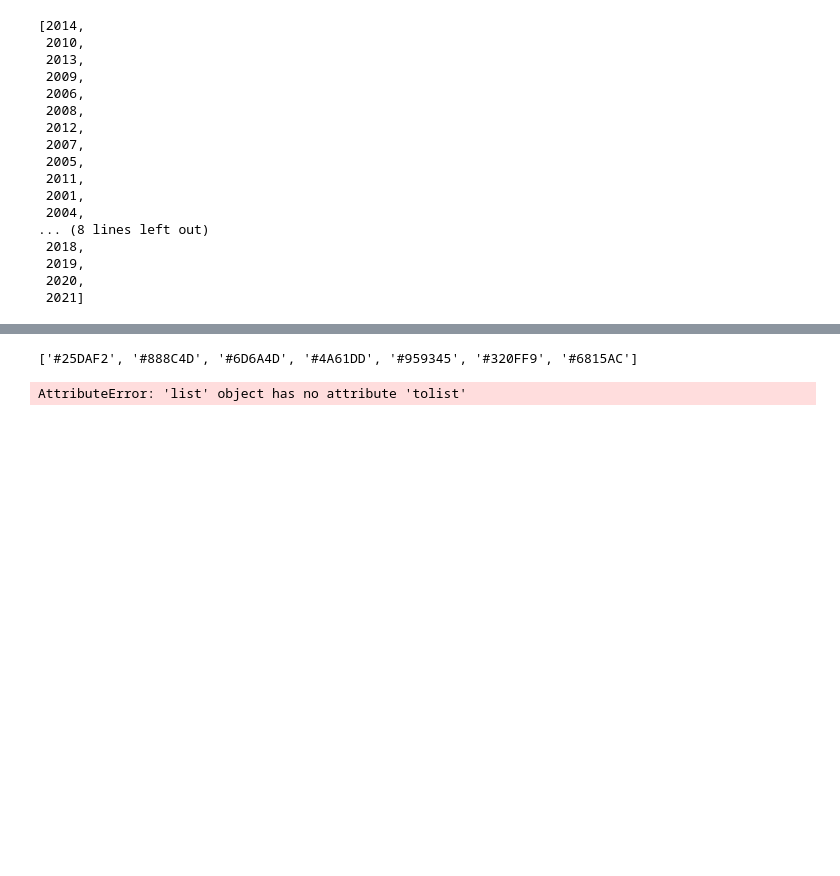
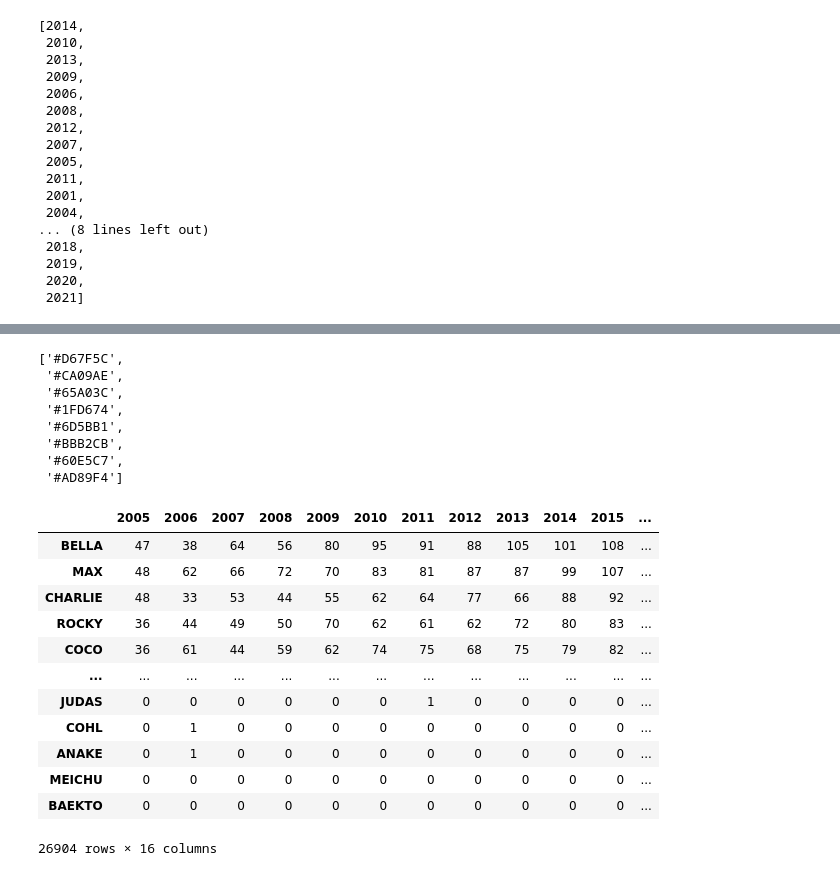
Before and after one commit to ahreed304/dog-names, a Jupyter notebook: python/main.ipynb, the cells around one changed output, grey strips where cells are left out. Drawn from its saved outputs; the diff is of its cells as text; code cells hidden in the pictures; blank space fills up the shorter version.

```diff
--- a/python/main.ipynb
+++ b/python/main.ipynb
@@ -426,0 +419,5 @@ for name in names:
+# %%
+#Creating DataFrame of all Marvel Characters in Each Marvel Movies
+char_dict = {"Movie ID": ids, "Movie Title": titles,"Characters":chars}
+full_char_list = pd.DataFrame(char_dict)
+full_char_list
@@ -426,0 +438,18 @@ for name in names:
+# %%
+#List of Names To Check Against
+names = ['Thor','Tony','Wanda','Steve','Loki','Groot','Quill']
+# %%
+#Loops through list and appends name with _film to create a variable that has the list of Marvel moveies where that name appears
+search_names = []
+for name in names:
+    locals()[name.lower().replace(" ","_")+"_films"] = []
+    for i in range(0,len(full_char_list['Characters'])):
+        if name.title() in (full_char_list['Characters'][i]):
+            if full_char_list['Movie Title'][i] not in locals()[name.lower()+"_films"]:
+                locals()[name.lower().replace(" ","_")+"_films"].append(full_char_list['Movie Title'][i])
+
+print(thor_films)
+print(tony_films)
+print(loki_films)
+print(groot_films)
+print(quill_films)
@@ -727,6 +690,6 @@ marvel_data_subset
 # %%
 years = []
-for year in range(1997, 2021):
+for year in range(2005, 2021):
     years.append(datetime.strptime(f'{year}-01-01', '%Y-%m-%d'))
 titles = marvel_data_subset['Release'].tolist()
 release_dates = marvel_data_subset['Release Date'].tolist()
@@ -737,10 +700,34 @@ for i in range(0, len(titles)):
 
 colors
 # %% [output]
-['#25DAF2', '#888C4D', '#6D6A4D', '#4A61DD', '#959345', '#320FF9', '#6815AC']
+['#D67F5C',
+ '#CA09AE',
+ '#65A03C',
+ '#1FD674',
+ '#6D5BB1',
+ '#BBB2CB',
+ '#60E5C7',
+ '#AD89F4']
-# %%
-line_data = plot_data.loc['THOR'].tolist()
-plt.plot(sorted(years.tolist()),line_data)
-plt.show()
-# %% [output]
-AttributeError: 'list' object has no attribute 'tolist'
+# %%
+#%%
+#plot_data[years]
+year_strings = []
+for year in years:
+    year_strings.append(year.year)
+year_strings
+plot_data_subset = plot_data[year_strings]
+plot_data_subset
+# %% [output]
+|  | 2005 | 2006 | 2007 | 2008 | 2009 | 2010 | 2011 | 2012 | 2013 | 2014 | 2015 | ... |
+| BELLA | 47 | 38 | 64 | 56 | 80 | 95 | 91 | 88 | 105 | 101 | 108 | ... |
+| MAX | 48 | 62 | 66 | 72 | 70 | 83 | 81 | 87 | 87 | 99 | 107 | ... |
+| CHARLIE | 48 | 33 | 53 | 44 | 55 | 62 | 64 | 77 | 66 | 88 | 92 | ... |
+| ROCKY | 36 | 44 | 49 | 50 | 70 | 62 | 61 | 62 | 72 | 80 | 83 | ... |
+| COCO | 36 | 61 | 44 | 59 | 62 | 74 | 75 | 68 | 75 | 79 | 82 | ... |
+| ... | ... | ... | ... | ... | ... | ... | ... | ... | ... | ... | ... | ... |
+| JUDAS | 0 | 0 | 0 | 0 | 0 | 0 | 1 | 0 | 0 | 0 | 0 | ... |
+| COHL | 0 | 1 | 0 | 0 | 0 | 0 | 0 | 0 | 0 | 0 | 0 | ... |
+| ANAKE | 0 | 1 | 0 | 0 | 0 | 0 | 0 | 0 | 0 | 0 | 0 | ... |
+| MEICHU | 0 | 0 | 0 | 0 | 0 | 0 | 0 | 0 | 0 | 0 | 0 | ... |
+| BAEKTO | 0 | 0 | 0 | 0 | 0 | 0 | 0 | 0 | 0 | 0 | 0 | ... |
+26904 rows × 16 columns
```
Also changed, not shown: parts of 31 cells of this notebook, 7 other files.
